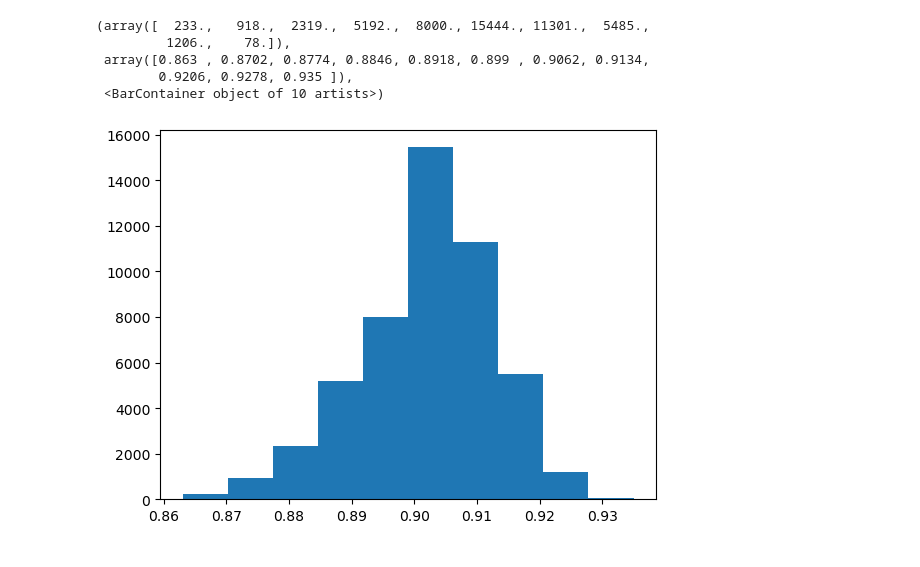
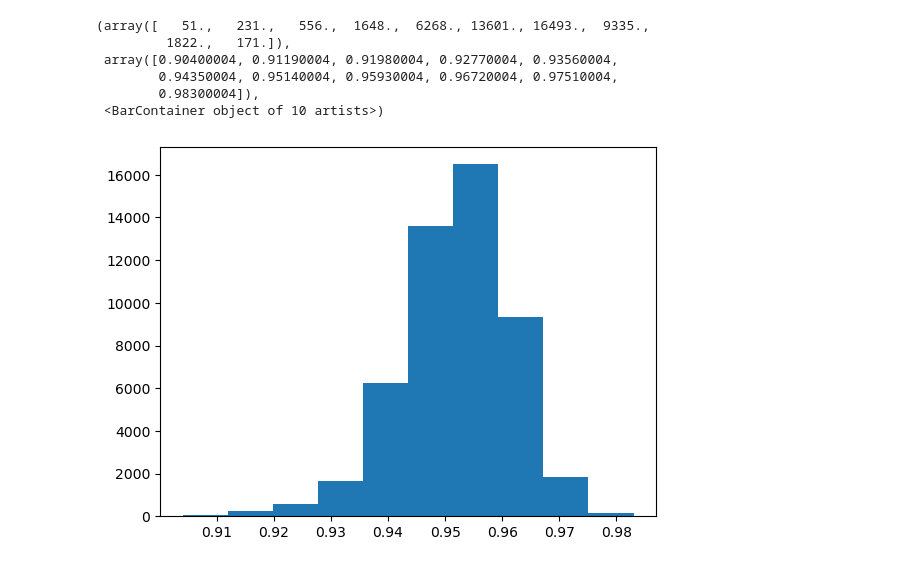
Before and after one commit to beotborry/ConformalXAI, a Jupyter notebook: results_analysis.ipynb, the cells around one changed output. Cells and saved outputs as stored; diff of their text form; code cells hidden in the pictures.

```diff
--- a/results_analysis.ipynb
+++ b/results_analysis.ipynb
@@ -47,12 +47,13 @@ for res in results:
 # %%
-plt.hist(results[1]['coverage_prob'].flatten())
+plt.hist(results[0]['coverage_prob'].flatten())
 # %% [output]
-(array([  233.,   918.,  2319.,  5192.,  8000., 15444., 11301.,  5485.,
-         1206.,    78.]),
- array([0.863 , 0.8702, 0.8774, 0.8846, 0.8918, 0.899 , 0.9062, 0.9134,
-        0.9206, 0.9278, 0.935 ]),
+(array([   51.,   231.,   556.,  1648.,  6268., 13601., 16493.,  9335.,
+         1822.,   171.]),
+ array([0.90400004, 0.91190004, 0.91980004, 0.92770004, 0.93560004,
+        0.94350004, 0.95140004, 0.95930004, 0.96720004, 0.97510004,
+        0.98300004]),
  <BarContainer object of 10 artists>)
-[figure, old version]
+[figure, new version]
 # %%
 plt.imshow(results[0]['conf_high'].squeeze(), cmap="seismic")
 plt.clim(-1, 1)
```
Also changed, not shown: parts of 5 cells of this notebook, 5 other files.
